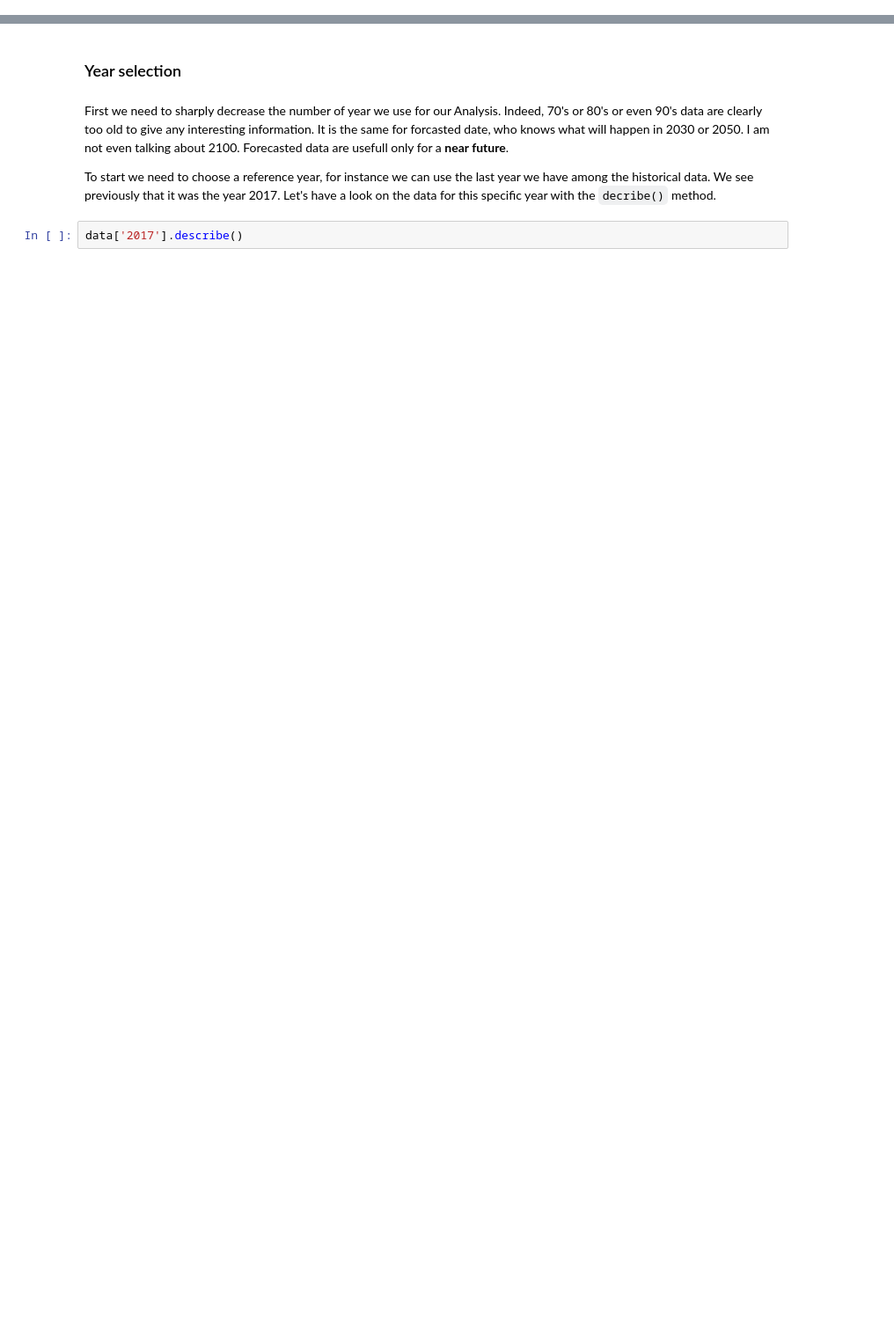
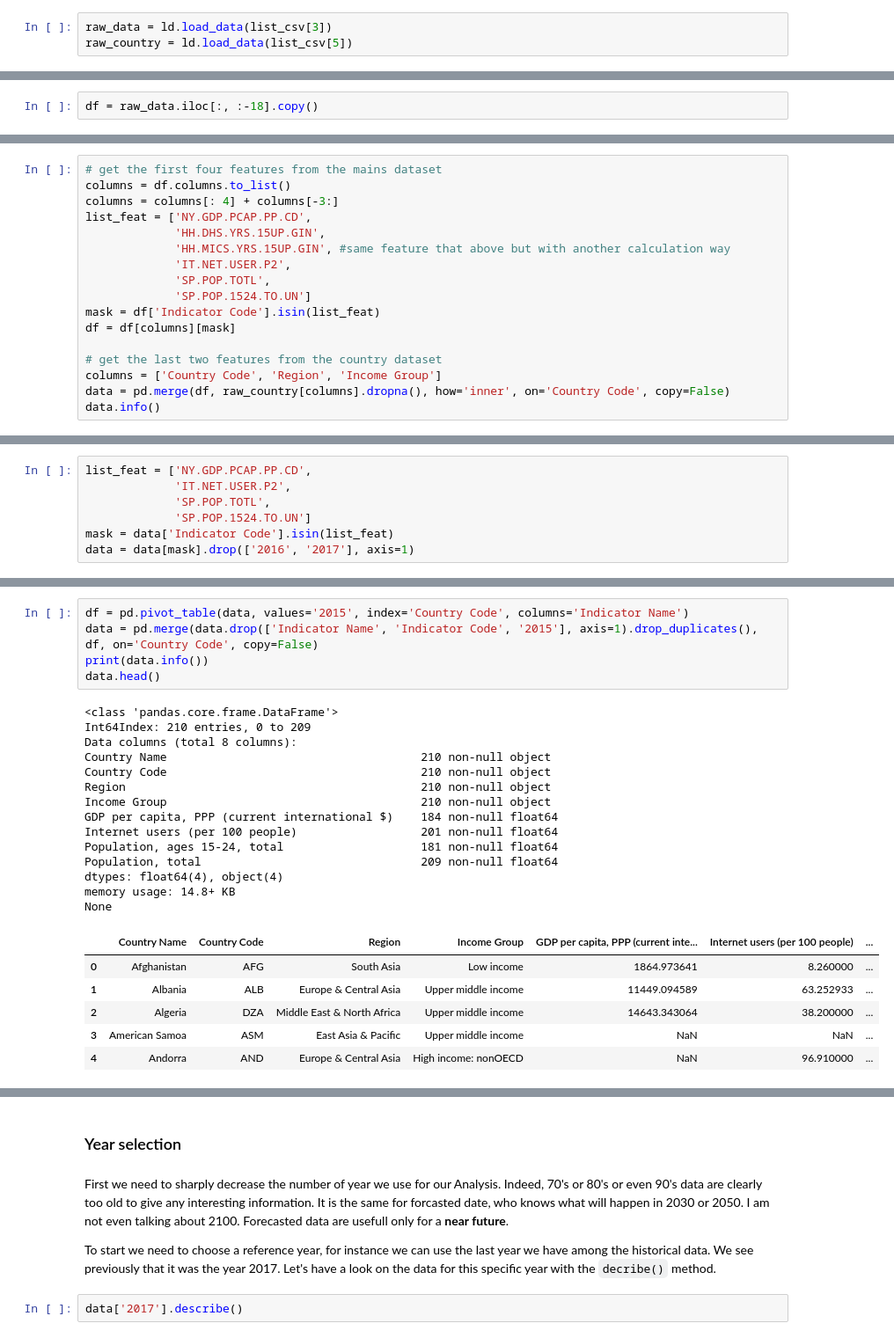
Before and after one commit to Pierre-Eloi/OC_DS_Project2, a Jupyter notebook: Project_2.ipynb, the cells around one changed output, grey strips where cells are left out. Shown: that part at 88% size. Drawn from its saved outputs; the diff is of its cells as text; blank space fills up the shorter version.

```diff
--- a/Project_2.ipynb
+++ b/Project_2.ipynb
@@ -44,0 +42,3 @@ Let's see first how many rows and columns contained data. To do so we use the `i
+# %%
+raw_data = ld.load_data(list_csv[3])
+raw_country = ld.load_data(list_csv[5])
@@ -74,0 +84,2 @@ Before to look how many countries and indicators are included into this dataset,
+# %%
+df = raw_data.iloc[:, :-18].copy()
@@ -95,0 +121,17 @@ Though does not include any duplicates, the dataset contains 3,665 indicators fo
+# %%
+# get the first four features from the mains dataset
+columns = df.columns.to_list()
+columns = columns[: 4] + columns[-3:]
+list_feat = ['NY.GDP.PCAP.PP.CD',
+             'HH.DHS.YRS.15UP.GIN',
+             'HH.MICS.YRS.15UP.GIN', #same feature that above but with another calculation way
+             'IT.NET.USER.P2',
+             'SP.POP.TOTL',
+             'SP.POP.1524.TO.UN']
+mask = df['Indicator Code'].isin(list_feat)
+df = df[columns][mask]
+
+# get the last two features from the country dataset
+columns = ['Country Code', 'Region', 'Income Group']
+data = pd.merge(df, raw_country[columns].dropna(), how='inner', on='Country Code', copy=False)
+data.info()
@@ -95,0 +173,7 @@ Though does not include any duplicates, the dataset contains 3,665 indicators fo
+# %%
+list_feat = ['NY.GDP.PCAP.PP.CD',
+             'IT.NET.USER.P2',
+             'SP.POP.TOTL',
+             'SP.POP.1524.TO.UN']
+mask = data['Indicator Code'].isin(list_feat)
+data = data[mask].drop(['2016', '2017'], axis=1)
@@ -95,0 +182,26 @@ Though does not include any duplicates, the dataset contains 3,665 indicators fo
+# %%
+df = pd.pivot_table(data, values='2015', index='Country Code', columns='Indicator Name')
+data = pd.merge(data.drop(['Indicator Name', 'Indicator Code', '2015'], axis=1).drop_duplicates(), df, on='Country Code', copy=False)
+print(data.info())
+data.head()
+# %% [output]
+<class 'pandas.core.frame.DataFrame'>
+Int64Index: 210 entries, 0 to 209
+Data columns (total 8 columns):
+Country Name                                     210 non-null object
+Country Code                                     210 non-null object
+Region                                           210 non-null object
+Income Group                                     210 non-null object
+GDP per capita, PPP (current international $)    184 non-null float64
+Internet users (per 100 people)                  201 non-null float64
+Population, ages 15-24, total                    181 non-null float64
+Population, total                                209 non-null float64
+dtypes: float64(4), object(4)
+memory usage: 14.8+ KB
+None
+|  | Country Name | Country Code | Region | Income Group | GDP per capita, PPP (current inte... | Internet users (per 100 people) | ... |
+| 0 | Afghanistan | AFG | South Asia | Low income | 1864.973641 | 8.260000 | ... |
+| 1 | Albania | ALB | Europe & Central Asia | Upper middle income | 11449.094589 | 63.252933 | ... |
+| 2 | Algeria | DZA | Middle East & North Africa | Upper middle income | 14643.343064 | 38.200000 | ... |
+| 3 | American Samoa | ASM | East Asia & Pacific | Upper middle income | NaN | NaN | ... |
+| 4 | Andorra | AND | Europe & Central Asia | High income: nonOECD | NaN | 96.910000 | ... |
```
Also changed, not shown: parts of 39 cells of this notebook.
